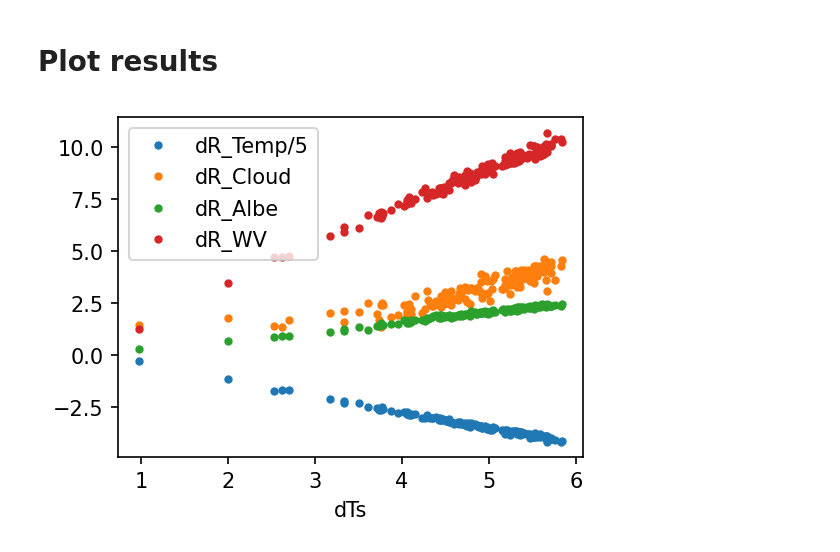
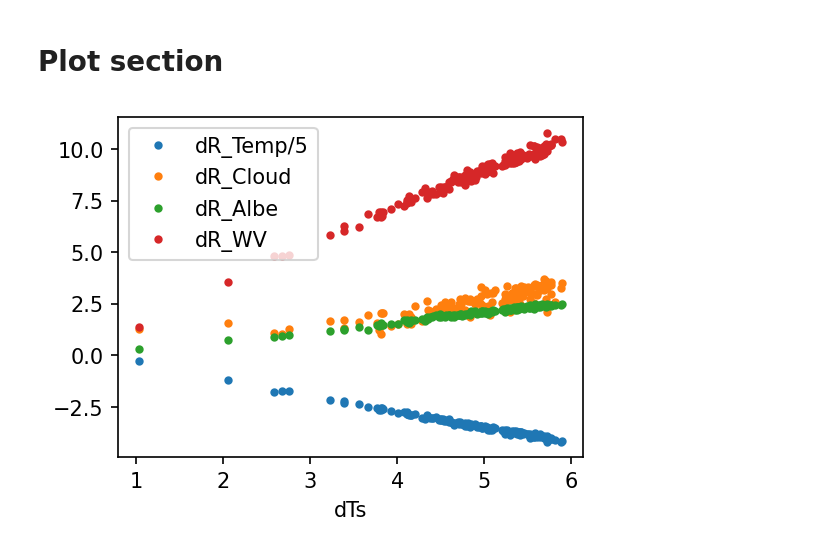
Before and after one commit to ChenggongWang/Radiative_Response_with_Radiative_Kernel, a Jupyter notebook: R3k_example.ipynb, the cells around one changed output. Saved outputs shown, nothing was run; the diff lists cells and outputs as text; code cells hidden in the pictures.

```diff
--- a/R3k_example.ipynb
+++ b/R3k_example.ipynb
@@ -216,45 +91,46 @@ print(ds_write.nbytes/1e9)
 # %% [markdown]
-# Plot results
+# Plot section
 # %%
 
-def global_mean_xarray(ds_XXLL):
+def global_mean_xarray_nan(ds_XLL):
     """
-    Compute the global mean value of the data.
+    A function to compute the global mean value of the data.
     The data has to have the lat and lon in its dimensions.
 
     Parameters
     ----------
-    ds_XXLL   : xarray with lat and lon. ds_XXLL.lat will be
+    ds_XLL   :  DataArray with lat and lon. ds_XLL.lat will be
                 used for area weight.
 
     Returns
     ----------
-    tmp_XX    : xarray without lat and lon.
+    GM_mean  : global mean value.
 
     """
-    lat = ds_XXLL.coords['lat']        # readin lat
-    # global mean
-    # compute cos(lat) as a weight function
-    weight_lat = np.cos(np.deg2rad(lat))/np.mean(np.cos(np.deg2rad(lat)))
-    tmp_XXL = ds_XXLL.mean(dim=['lon'])*weight_lat
-    tmp_XX  = tmp_XXL.mean(dim=['lat'])
-    return tmp_XX
+    lat = ds_XLL.coords['lat']        # readin lat
+    weight_area = np.cos(np.deg2rad(lat))
+    data_XLL_weighted = (ds_XLL*weight_area).mean(dim=['lat','lon'])
+    data_ones_nan = xr.where(np.isfinite(ds_XLL),1.,np.nan)
+    weight_sum = (data_ones_nan*weight_area).mean(dim=['lat','lon'])
+    GM_mean = data_XLL_weighted/weight_sum
+
+    return GM_mean
 # %%
-dR_temp_gm = global_mean_xarray(ds_write['dR_Ta']+ds_write['dR_Ts']).groupby('time.year').mean()
-dR_clou_gm = global_mean_xarray(ds_write['dR_c_lw']+ds_write['dR_c_sw']).groupby('time.year').mean()
-dR_wv_gm = global_mean_xarray(ds_write['dR_wv_lw']+ds_write['dR_wv_sw']).groupby('time.year').mean()
-dR_albe_gm = global_mean_xarray(ds_write['dR_alb']).groupby('time.year').mean()
-dts_gm = global_mean_xarray(ds_write['dts']).groupby('time.year').mean()
+dR_temp_gm = global_mean_xarray_nan(ds_write['dR_Ta']+ds_write['dR_Ts']).groupby('time.year').mean()
+dR_clou_gm = global_mean_xarray_nan(ds_write['dR_c_lw']+ds_write['dR_c_sw']).groupby('time.year').mean()
+dR_wv_gm = global_mean_xarray_nan(ds_write['dR_wv_lw']+ds_write['dR_wv_sw']).groupby('time.year').mean()
+dR_albe_gm = global_mean_xarray_nan(ds_write['dR_alb']).groupby('time.year').mean()
+dts_gm = global_mean_xarray_nan(ds_write['dts']).groupby('time.year').mean()
 # %%
 plt.close()
 fig0 = plt.figure(figsize=(4,3),dpi=150)
 ax1   = fig0.add_subplot(111)
 ax1.plot(dts_gm,dR_temp_gm/5,'.',label='dR_Temp/5')
 ax1.plot(dts_gm,dR_clou_gm,'.',label='dR_Cloud')
-ax1.plot(dts_gm,dR_albe_gm,'.',label='dR_Albedo')
+ax1.plot(dts_gm,dR_albe_gm,'.',label='dR_Albe')
 ax1.plot(dts_gm,dR_wv_gm,'.',label='dR_WV')
 ax1.set_xlabel('dTs')
 plt.legend()
 plt.show()
 # %% [output]
-[figure, old version]
+[figure, new version]
```
Also changed, not shown: parts of 19 cells of this notebook.
